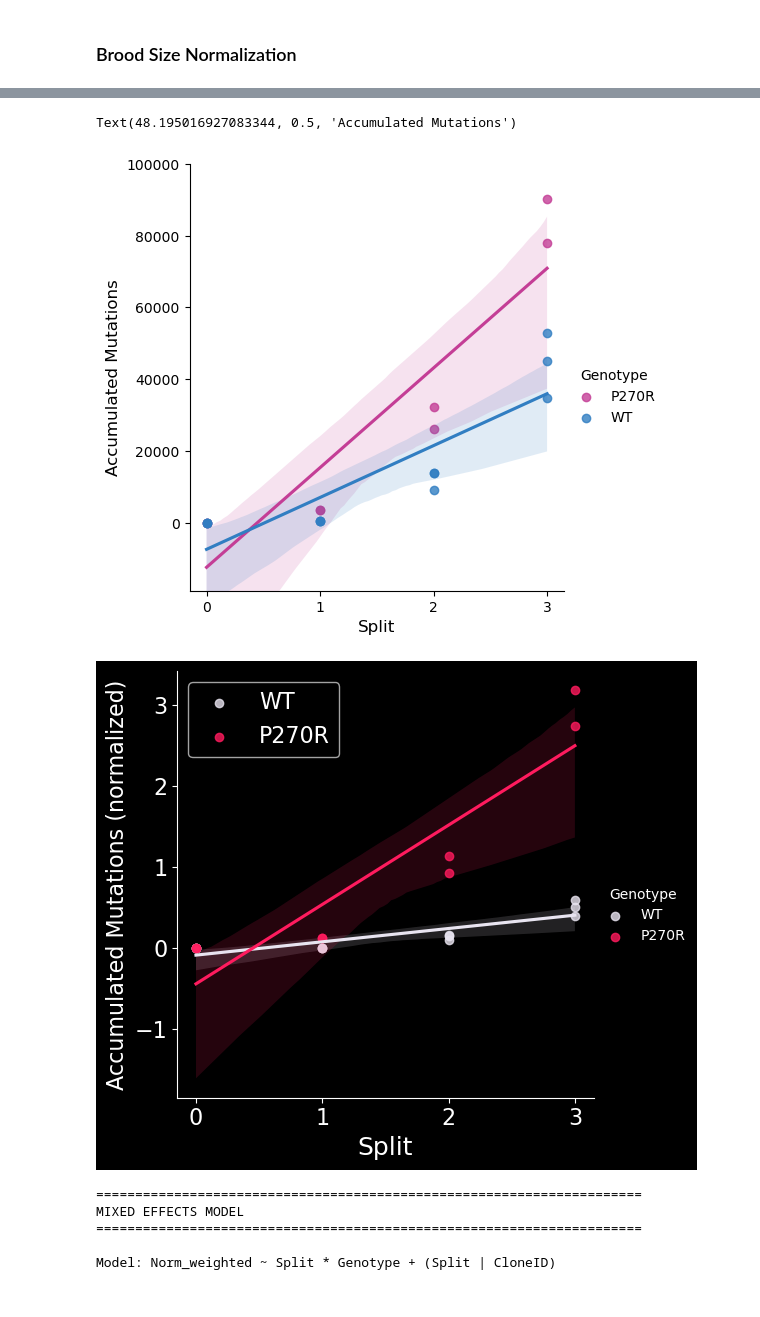
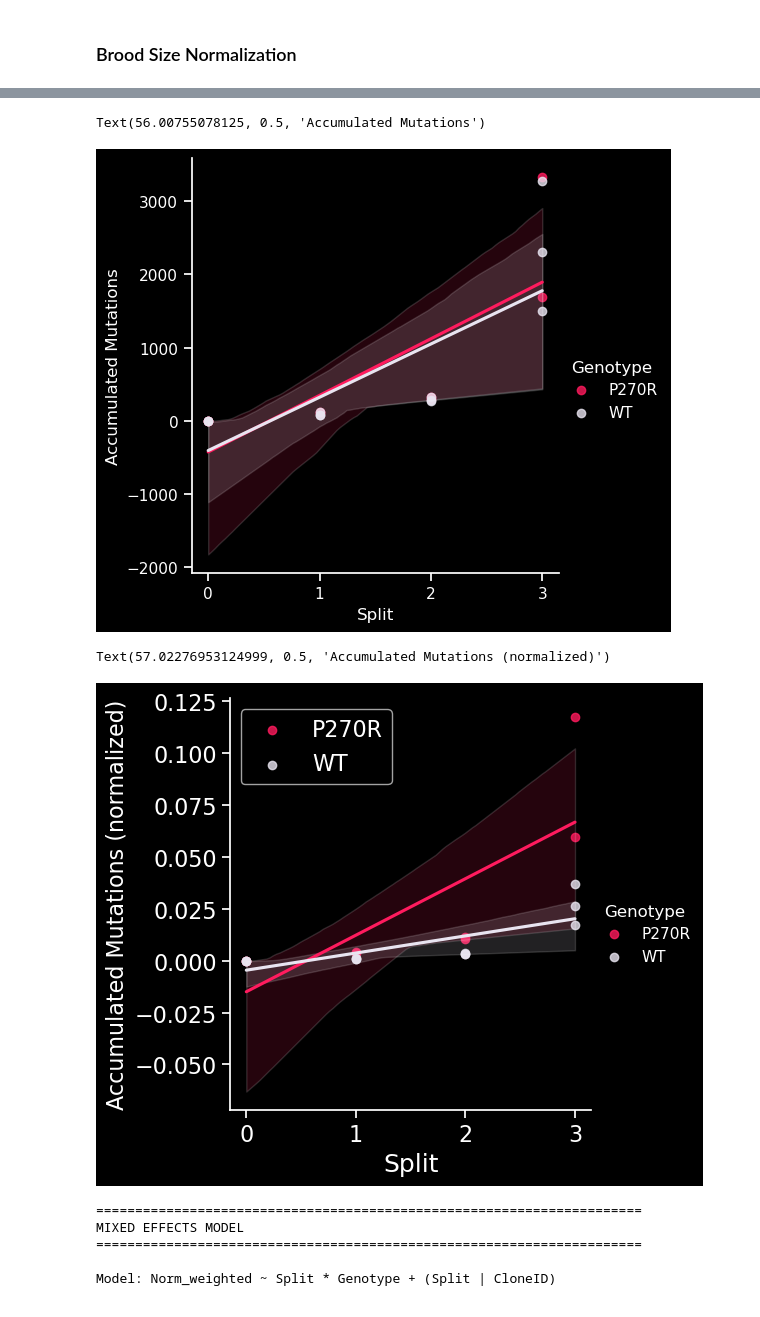
Before and after one commit to SrivatsanLab/SPC_genome, a Jupyter notebook: notebooks/worm_mut_accumulation.ipynb, the cells around one changed output, grey strips where cells are left out. Saved outputs shown, nothing was run; the diff lists cells and outputs as text; code cells hidden in the pictures.

```diff
--- a/notebooks/worm_mut_accumulation.ipynb
+++ b/notebooks/worm_mut_accumulation.ipynb
@@ -15,5 +15,5 @@ import cellspec as spc
 # sns.set_style("whitegrid", {"axes.facecolor": (0, 0, 0, 0)})
 plt.style.use("dark_background")
 # %%
-# adata = spc.pp.load_vcf('../data/worm_mut_accumulation/worm_N2_N3_Pole1_ncbi_joint_raw_merged.vcf.gz')
-# adata
+adata = spc.pp.load_vcf('../data/worm_mut_accumulation/worm_N2_N3_Pole1_ncbi_joint_raw_merged.vcf.gz')
+adata
@@ -20,7 +29,7 @@ plt.style.use("dark_background")
 # %%
 # adata.write_h5ad('../results/worm_mut_accumulation/bulk_worm_raw.h5ad')
 # %%
-adata = ad.read_h5ad('../results/worm_mut_accumulation/bulk_worm_raw.h5ad')
+# adata = ad.read_h5ad('../results/worm_mut_accumulation/bulk_worm_raw.h5ad')
 # %%
 adata.obs_names = adata.obs.index.map(os.path.basename).str[:-4]
 # %%
@@ -138,3 +155,5 @@ sns.despine()
+# %%
+adata = adata[:,adata.var['bulk_vaf']<(1/6)].copy()
 # %% [markdown]
 ## Private mutations
 - Look at quantity of mutations that are unique to each sample
@@ -224,5 +261,5 @@ time_series = time_series.assign(
 # %%
 # time_series.to_csv('../results/worm_mut_accumulation/mutations.csv')
 # %%
-time_series = pd.read_csv('../results/worm_mut_accumulation/mutations.csv', index_col=0)
+# time_series = pd.read_csv('../results/worm_mut_accumulation/mutations.csv', index_col=0)
 # time_series
@@ -294,21 +333,21 @@ time_series
 # %%
 # time_series.to_csv('../results/worm_mut_accumulation/mutations_norm.csv')
 # %%
-# ## Plot
-# g = sns.lmplot(time_series, x='Split',y='Accumulated_Mutations',
-#            palette={'WT':'#E8E4F0','P270R':'#FF1B5E'},
-#            hue='Genotype'
-#         )
+## Plot
+g = sns.lmplot(time_series, x='Split',y='Accumulated_Mutations',
+           palette={'WT':'#E8E4F0','P270R':'#FF1B5E'},
+           hue='Genotype'
+        )
 
-# new_ticks = [0,1,2,3]
-# new_labels = ['0','1','2','3']
-# g.set(xticks=new_ticks, xticklabels=new_labels)
+new_ticks = [0,1,2,3]
+new_labels = ['0','1','2','3']
+g.set(xticks=new_ticks, xticklabels=new_labels)
 # plt.ylim(-19000,100000)
-# plt.xlabel("Split", fontsize=12)
-# plt.ylabel("Accumulated Mutations", fontsize=12)
+plt.xlabel("Split", fontsize=12)
+plt.ylabel("Accumulated Mutations", fontsize=12)
 # %% [output]
-Text(48.195016927083344, 0.5, 'Accumulated Mutations')
+Text(56.00755078125, 0.5, 'Accumulated Mutations')
-[figure, old version]
+[figure, new version]
 # %%
 ## Plot
 g = sns.lmplot(time_series, x='Split',y='Norm_weighted',
@@ -331,9 +370,10 @@ for text in leg.get_texts():
 
 plt.xlabel("Split", fontsize=18)
 plt.ylabel("Accumulated Mutations (normalized)", fontsize=16)
-plt.savefig("../results/worm_mut_accumulation/norm_mut_accum.png", transparent=True, bbox_inches='tight')
+# plt.savefig("../results/worm_mut_accumulation/norm_mut_accum.png", transparent=True, bbox_inches='tight')
 # %% [output]
+Text(57.02276953124999, 0.5, 'Accumulated Mutations (normalized)')
-[figure, old version]
+[figure, new version]
 # %%
 g.savefig('../results/worm_mut_accumulation/mutations_vs_time.png')
 # %%
```
Also changed, not shown: parts of 18 cells of this notebook, 1 other file.
